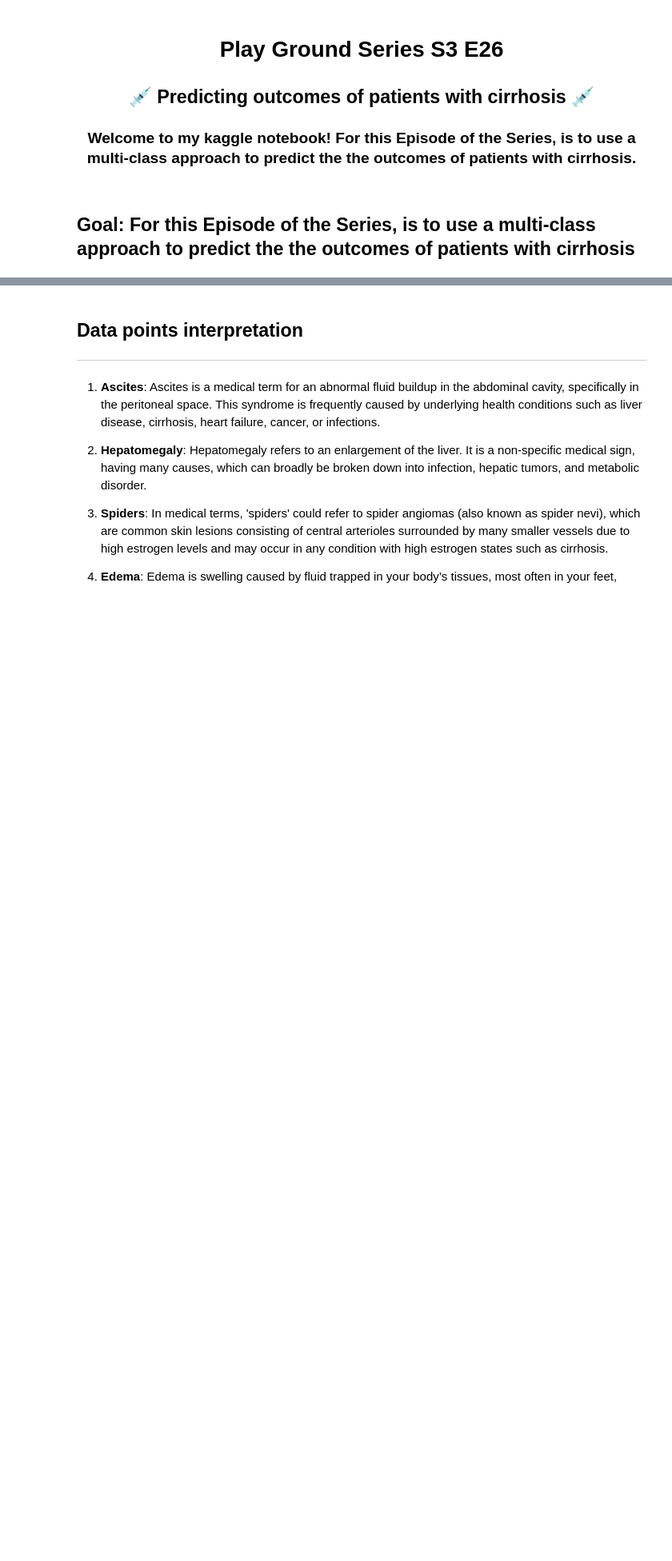
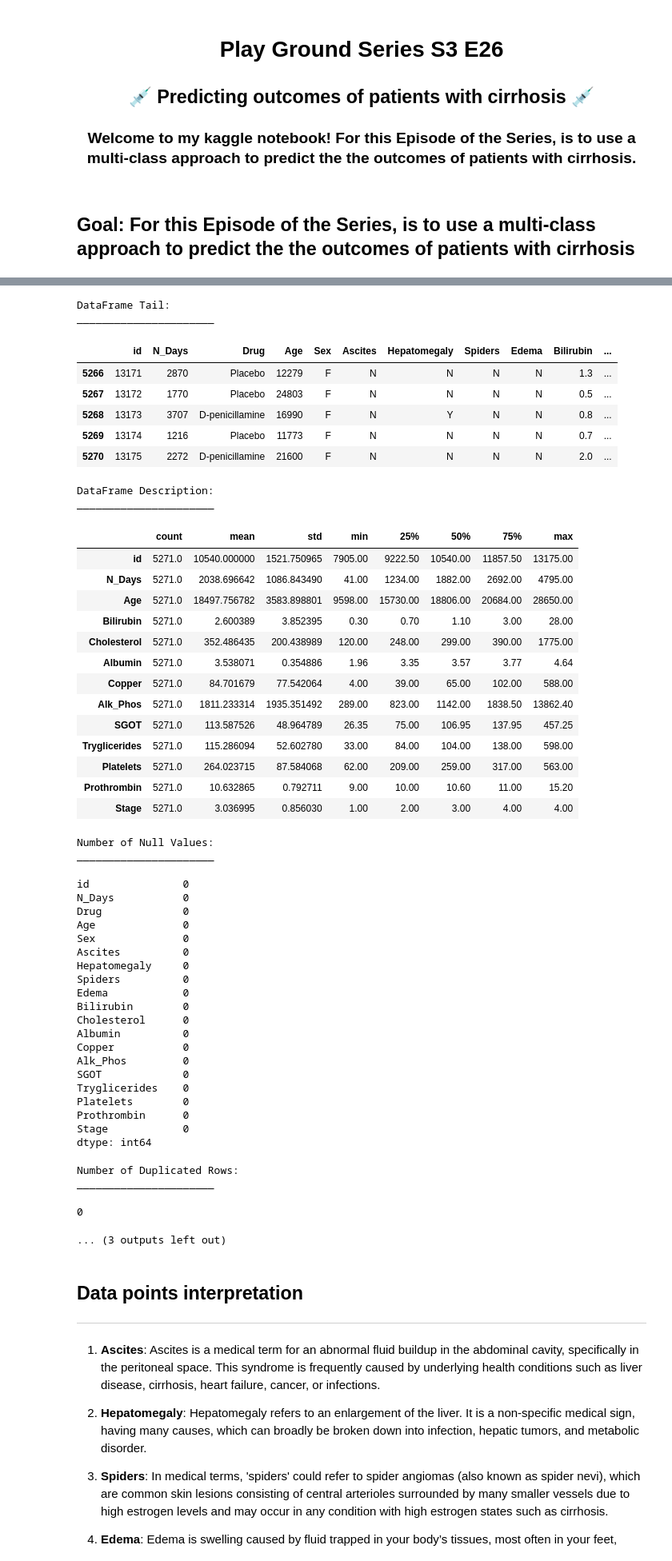
Before and after one commit to byvfx/kaggle, a Jupyter notebook: playground-series-s3e26/notebooks/ps-s3-e26-xgboost-hyperopt.ipynb, the cells around one changed output, grey strips where cells are left out. Shown: that part at 80% size. Drawn from its saved outputs; the diff is of its cells as text; code cells hidden in the pictures; blank space fills up the shorter version.

```diff
--- a/playground-series-s3e26/notebooks/ps-s3-e26-xgboost-hyperopt.ipynb
+++ b/playground-series-s3e26/notebooks/ps-s3-e26-xgboost-hyperopt.ipynb
@@ -78,4 +106,5 @@ def analyze_dataframe(df):
     print("______________________")
     print(f"Rows: {df.shape[0]}, Columns: {df.shape[1]}")
 
-analyze_dataframe(df_train)
+analyze_dataframe(df_test)
+# %% [output]
@@ -82,3 +137,53 @@ analyze_dataframe(df_train)
+DataFrame Tail:
+______________________
+|  | id | N_Days | Drug | Age | Sex | Ascites | Hepatomegaly | Spiders | Edema | Bilirubin | ... |
+| 5266 | 13171 | 2870 | Placebo | 12279 | F | N | N | N | N | 1.3 | ... |
+| 5267 | 13172 | 1770 | Placebo | 24803 | F | N | N | N | N | 0.5 | ... |
+| 5268 | 13173 | 3707 | D-penicillamine | 16990 | F | N | Y | N | N | 0.8 | ... |
+| 5269 | 13174 | 1216 | Placebo | 11773 | F | N | N | N | N | 0.7 | ... |
+| 5270 | 13175 | 2272 | D-penicillamine | 21600 | F | N | N | N | N | 2.0 | ... |
+DataFrame Description:
+______________________
+|  | count | mean | std | min | 25% | 50% | 75% | max |
+| id | 5271.0 | 10540.000000 | 1521.750965 | 7905.00 | 9222.50 | 10540.00 | 11857.50 | 13175.00 |
+| N_Days | 5271.0 | 2038.696642 | 1086.843490 | 41.00 | 1234.00 | 1882.00 | 2692.00 | 4795.00 |
+| Age | 5271.0 | 18497.756782 | 3583.898801 | 9598.00 | 15730.00 | 18806.00 | 20684.00 | 28650.00 |
+| Bilirubin | 5271.0 | 2.600389 | 3.852395 | 0.30 | 0.70 | 1.10 | 3.00 | 28.00 |
+| Cholesterol | 5271.0 | 352.486435 | 200.438989 | 120.00 | 248.00 | 299.00 | 390.00 | 1775.00 |
+| Albumin | 5271.0 | 3.538071 | 0.354886 | 1.96 | 3.35 | 3.57 | 3.77 | 4.64 |
+| Copper | 5271.0 | 84.701679 | 77.542064 | 4.00 | 39.00 | 65.00 | 102.00 | 588.00 |
+| Alk_Phos | 5271.0 | 1811.233314 | 1935.351492 | 289.00 | 823.00 | 1142.00 | 1838.50 | 13862.40 |
+| SGOT | 5271.0 | 113.587526 | 48.964789 | 26.35 | 75.00 | 106.95 | 137.95 | 457.25 |
+| Tryglicerides | 5271.0 | 115.286094 | 52.602780 | 33.00 | 84.00 | 104.00 | 138.00 | 598.00 |
+| Platelets | 5271.0 | 264.023715 | 87.584068 | 62.00 | 209.00 | 259.00 | 317.00 | 563.00 |
+| Prothrombin | 5271.0 | 10.632865 | 0.792711 | 9.00 | 10.00 | 10.60 | 11.00 | 15.20 |
+| Stage | 5271.0 | 3.036995 | 0.856030 | 1.00 | 2.00 | 3.00 | 4.00 | 4.00 |
+Number of Null Values:
+______________________
+id               0
+N_Days           0
+Drug             0
+Age              0
+Sex              0
+Ascites          0
+Hepatomegaly     0
+Spiders          0
+Edema            0
+Bilirubin        0
+Cholesterol      0
+Albumin          0
+Copper           0
+Alk_Phos         0
+SGOT             0
+Tryglicerides    0
+Platelets        0
+Prothrombin      0
+Stage            0
+dtype: int64
+Number of Duplicated Rows:
+______________________
+0
+... (3 outputs left out)
 # %% [markdown]
 ## Data points interpretation
 ___
```
Also changed, not shown: parts of 13 cells of this notebook.
